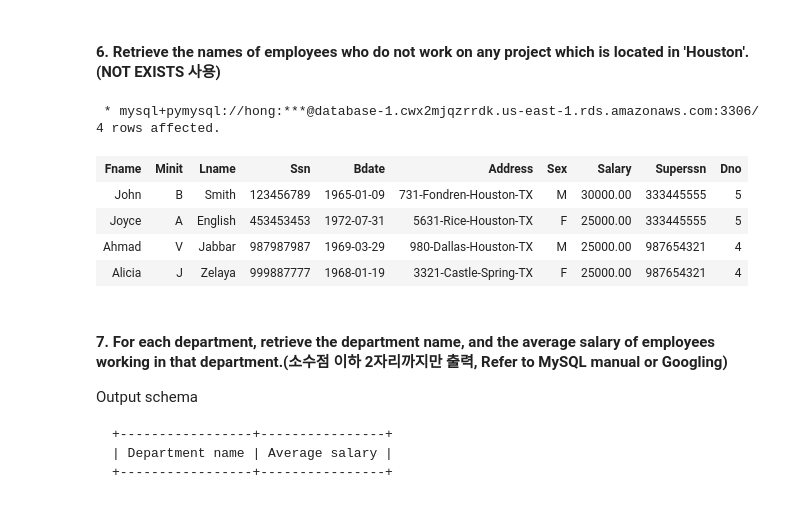
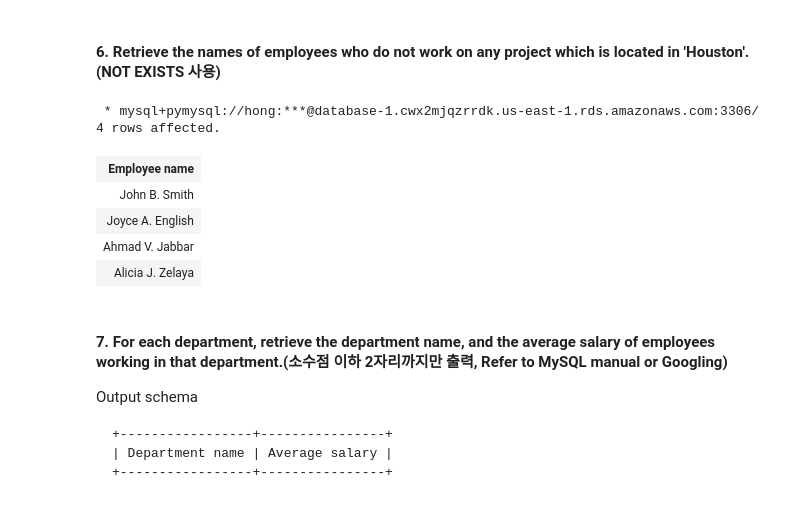
Before and after one commit to icehongsi/2020_Fall, a Jupyter notebook: Database/홍영주 - ch6-homework-2020-student.ipynb, the cells around one changed output. Cells and saved outputs as stored; diff of their text form; code cells hidden in the pictures.

```diff
--- a/Database/홍영주 - ch6-homework-2020-student.ipynb
+++ b/Database/홍영주 - ch6-homework-2020-student.ipynb
@@ -213,20 +364,19 @@ WHERE NOT EXISTS (
 # %%
 %%sql
 
-select *
-from EMPLOYEE E
-where not exists (
+SELECT CONCAT(FNAME, " ", MINIT, ". ", LNAME) "Employee name" FROM EMPLOYEE
+WHERE NOT EXISTS (
     SELECT *
     FROM WORKS_ON W, PROJECT P
-    WHERE P.Plocation = "Houston" and P.Pnumber = W.Pno and E.Ssn = W.Essn )
+    WHERE P.Plocation = "Houston" and P.Pnumber = W.Pno and Ssn = W.Essn )
 # %% [output]
  * mysql+pymysql://hong:***@database-1.cwx2mjqzrrdk.us-east-1.rds.amazonaws.com:3306/
 4 rows affected.
-| Fname | Minit | Lname | Ssn | Bdate | Address | Sex | Salary | Superssn | Dno |
-| John | B | Smith | 123456789 | 1965-01-09 | 731-Fondren-Houston-TX | M | 30000.00 | 333445555 | 5 |
-| Joyce | A | English | 453453453 | 1972-07-31 | 5631-Rice-Houston-TX | F | 25000.00 | 333445555 | 5 |
-| Ahmad | V | Jabbar | 987987987 | 1969-03-29 | 980-Dallas-Houston-TX | M | 25000.00 | 987654321 | 4 |
-| Alicia | J | Zelaya | 999887777 | 1968-01-19 | 3321-Castle-Spring-TX | F | 25000.00 | 987654321 | 4 |
+| Employee name |
+| John B. Smith |
+| Joyce A. English |
+| Ahmad V. Jabbar |
+| Alicia J. Zelaya |
 # %% [markdown]
 #### 7.  For each department, retrieve the department name, and the average salary of employees working in that department.(소수점 이하 2자리까지만 출력, Refer to MySQL manual or  Googling)
 
```
Also changed, not shown: parts of 24 cells of this notebook.
